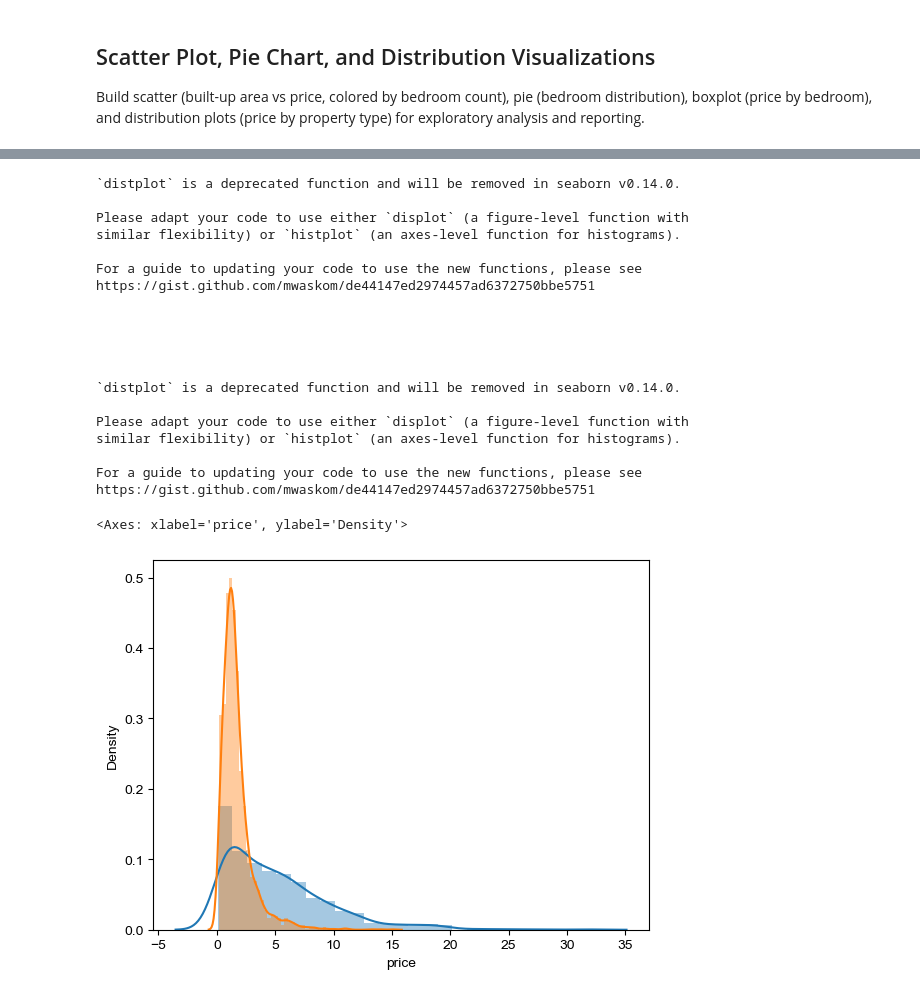
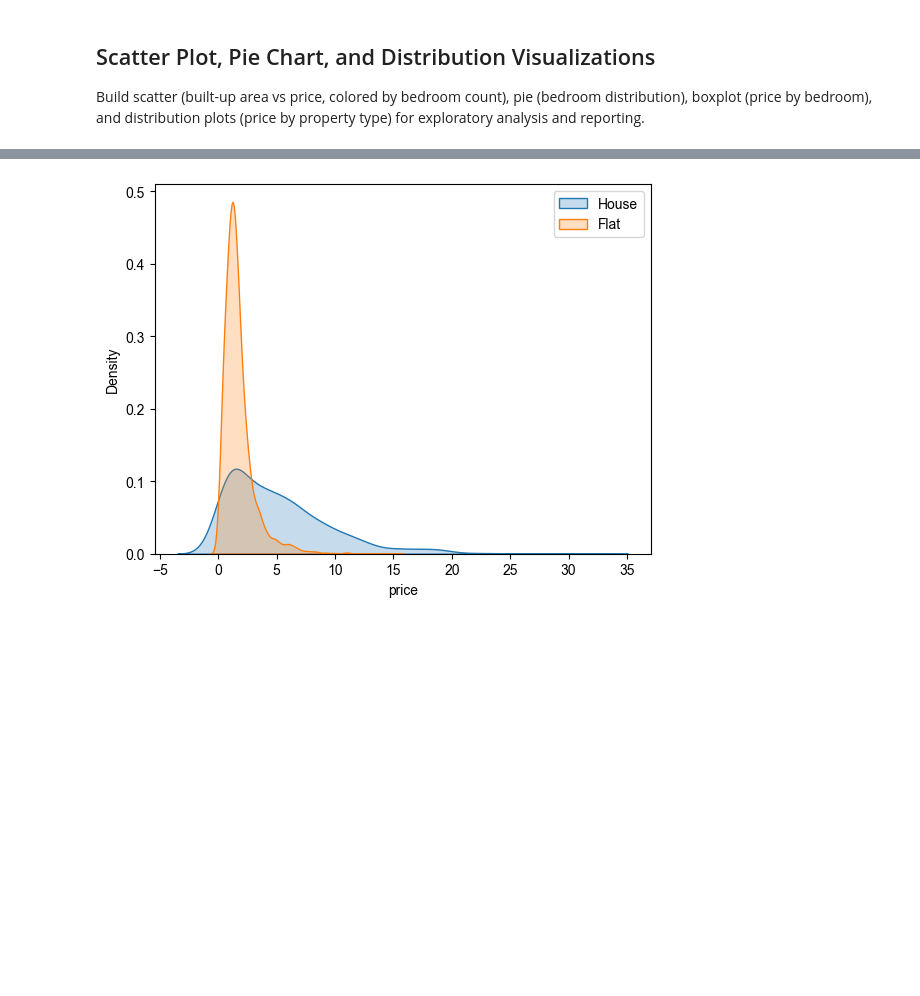
Before and after one commit to Areeb-Ahmd/Habitalytics-DataDrivenRealty, a Jupyter notebook: notebooks/10_analytics/data-visualization.ipynb, the cells around one changed output, grey strips where cells are left out. Drawn from its saved outputs; the diff is of its cells as text; code cells hidden in the pictures; blank space fills up the shorter version.

Commit message:
added comments and markdowns to data-visualization notebook

```diff
--- a/notebooks/10_analytics/data-visualization.ipynb
+++ b/notebooks/10_analytics/data-visualization.ipynb
@@ -284,26 +251,8 @@ fig.show()
 # %%
-# Price distribution by property type: house vs flat (overlaid)
-sns.distplot(df[df['property_type'] == 'house']['price'])
-sns.distplot(df[df['property_type'] == 'flat']['price'])
+# Price distribution by property type: house vs flat
+sns.kdeplot(df[df['property_type'] == 'house']['price'], label='House', fill=True)
+sns.kdeplot(df[df['property_type'] == 'flat']['price'], label='Flat', fill=True)
+plt.legend()
+plt.show()
 # %% [output]
-`distplot` is a deprecated function and will be removed in seaborn v0.14.0.
-
-Please adapt your code to use either `displot` (a figure-level function with
-similar flexibility) or `histplot` (an axes-level function for histograms).
-
-For a guide to updating your code to use the new functions, please see
-https://gist.github.com/mwaskom/de44147ed2974457ad6372750bbe5751
-
-
-
-
-
-`distplot` is a deprecated function and will be removed in seaborn v0.14.0.
-
-Please adapt your code to use either `displot` (a figure-level function with
-similar flexibility) or `histplot` (an axes-level function for histograms).
-
-For a guide to updating your code to use the new functions, please see
-https://gist.github.com/mwaskom/de44147ed2974457ad6372750bbe5751
-<Axes: xlabel='price', ylabel='Density'>
-[figure, old version]
+[figure, new version]
```
Also changed, not shown: parts of 16 cells of this notebook.
